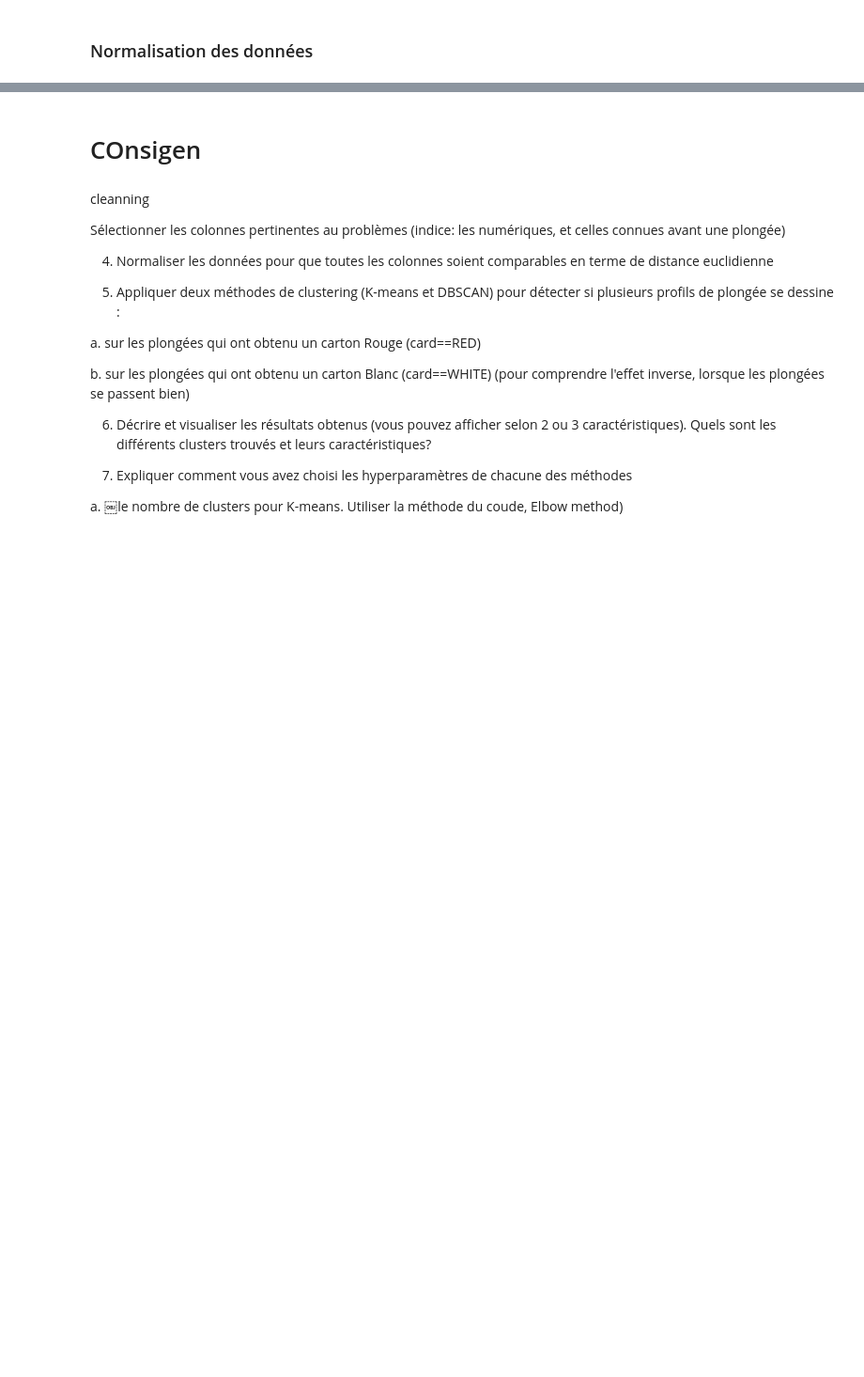
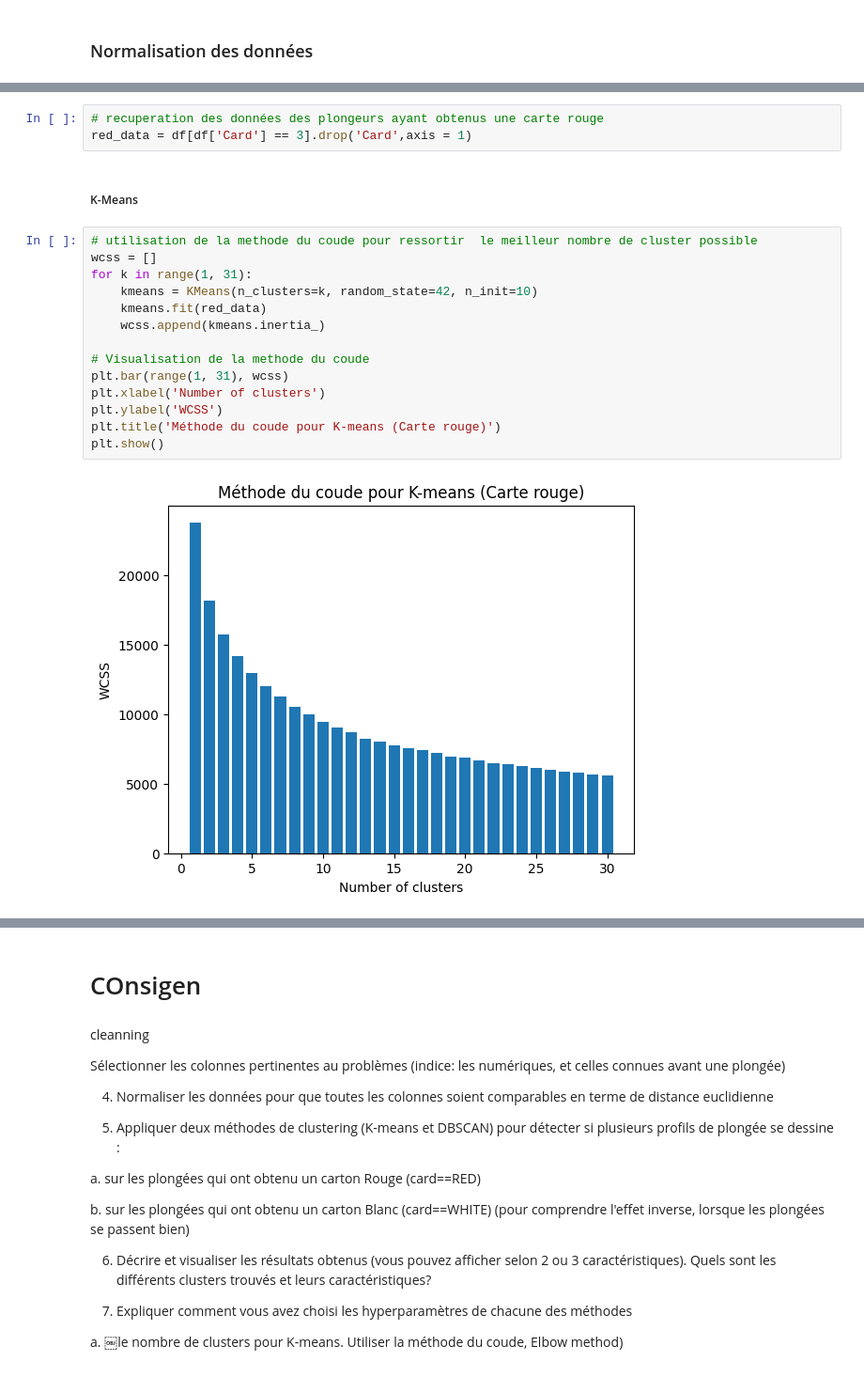
Before and after one commit to Todin13/Projet_semmestre_3_machine_learning, a Jupyter notebook: Analyse_dataset.ipynb, the cells around one changed output, grey strips where cells are left out. Shown at 94% size. Saved outputs shown, nothing was run; the diff lists cells and outputs as text; blank space fills up the shorter version.

Commit message:
update clustering

```diff
--- a/Analyse_dataset.ipynb
+++ b/Analyse_dataset.ipynb
@@ -389,0 +375,21 @@ plt.show()
+# %%
+# recuperation des données des plongeurs ayant obtenus une carte rouge
+red_data = df[df['Card'] == 3].drop('Card',axis = 1)
+# %% [markdown]
+##### K-Means
+# %%
+# utilisation de la methode du coude pour ressortir  le meilleur nombre de cluster possible
+wcss = []
+for k in range(1, 31):
+    kmeans = KMeans(n_clusters=k, random_state=42, n_init=10)
+    kmeans.fit(red_data)
+    wcss.append(kmeans.inertia_)
+
+# Visualisation de la methode du coude
+plt.bar(range(1, 31), wcss)
+plt.xlabel('Number of clusters')
+plt.ylabel('WCSS')
+plt.title('Méthode du coude pour K-means (Carte rouge)')
+plt.show()
+# %% [output]
+[figure, added]
```
Also changed, not shown: parts of 23 cells of this notebook.
